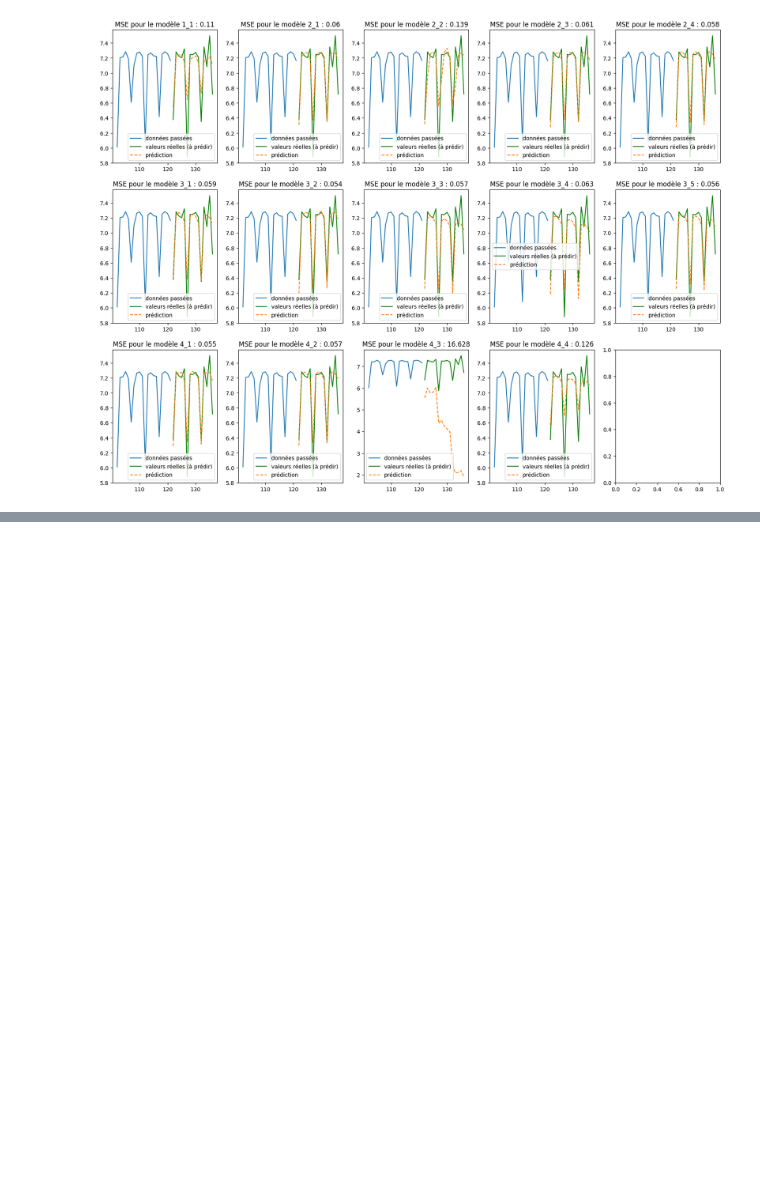
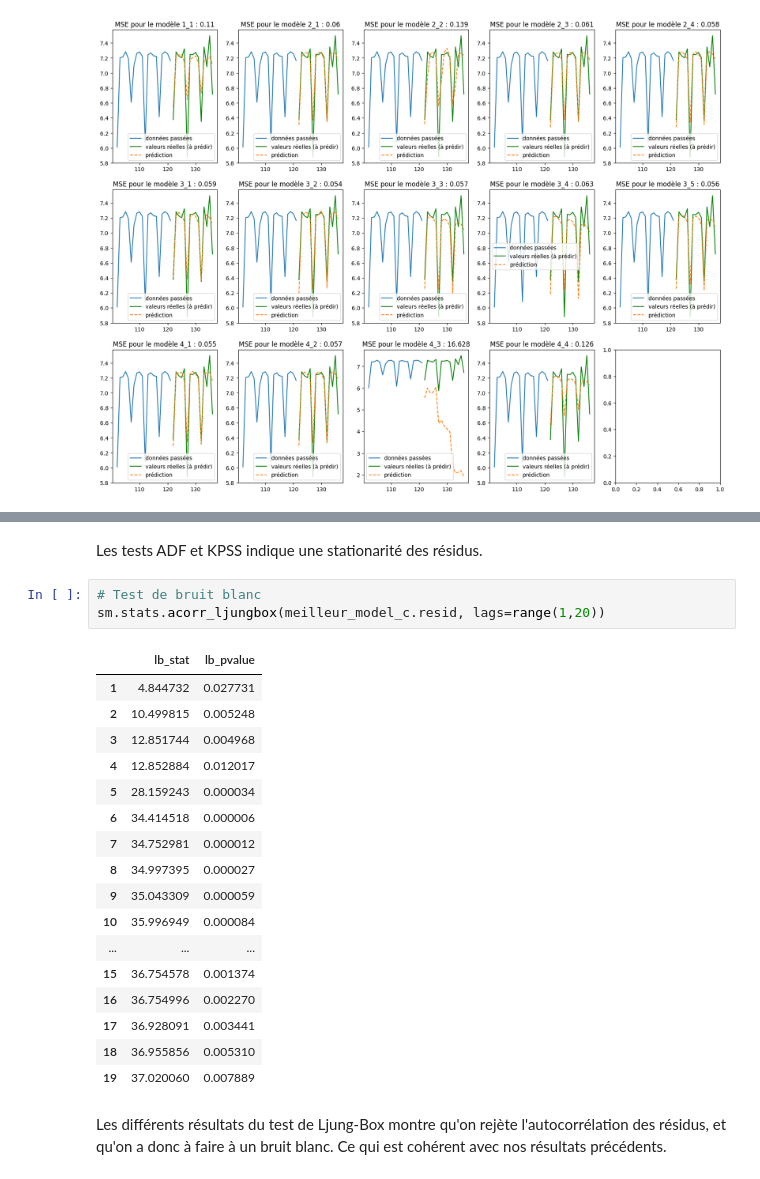
Before and after one commit to kjousselin/M2_serie_chrono, a Jupyter notebook: traitement.ipynb, the cells around one changed output, grey strips where cells are left out. Saved outputs shown, nothing was run; the diff lists cells and outputs as text; blank space fills up the shorter version.

```diff
--- a/traitement.ipynb
+++ b/traitement.ipynb
@@ -647,0 +729,25 @@ Test sur les résidus, ...
+# %% [markdown]
+Les tests ADF et KPSS indique une stationarité des résidus.
+# %%
+# Test de bruit blanc
+sm.stats.acorr_ljungbox(meilleur_model_c.resid, lags=range(1,20))
+# %% [output]
+|  | lb_stat | lb_pvalue |
+| 1 | 4.844732 | 0.027731 |
+| 2 | 10.499815 | 0.005248 |
+| 3 | 12.851744 | 0.004968 |
+| 4 | 12.852884 | 0.012017 |
+| 5 | 28.159243 | 0.000034 |
+| 6 | 34.414518 | 0.000006 |
+| 7 | 34.752981 | 0.000012 |
+| 8 | 34.997395 | 0.000027 |
+| 9 | 35.043309 | 0.000059 |
+| 10 | 35.996949 | 0.000084 |
+| ... | ... | ... |
+| 15 | 36.754578 | 0.001374 |
+| 16 | 36.754996 | 0.002270 |
+| 17 | 36.928091 | 0.003441 |
+| 18 | 36.955856 | 0.005310 |
+| 19 | 37.020060 | 0.007889 |
+# %% [markdown]
+Les différents résultats du test de Ljung-Box montre qu'on rejète l'autocorrélation des résidus, et qu'on a donc à faire à un bruit blanc. Ce qui est cohérent avec nos résultats précédents.
```
Also changed, not shown: parts of 27 cells of this notebook.
